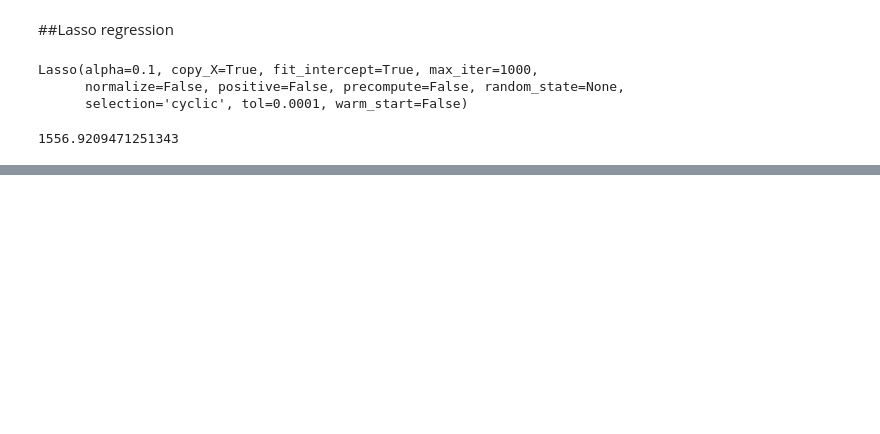
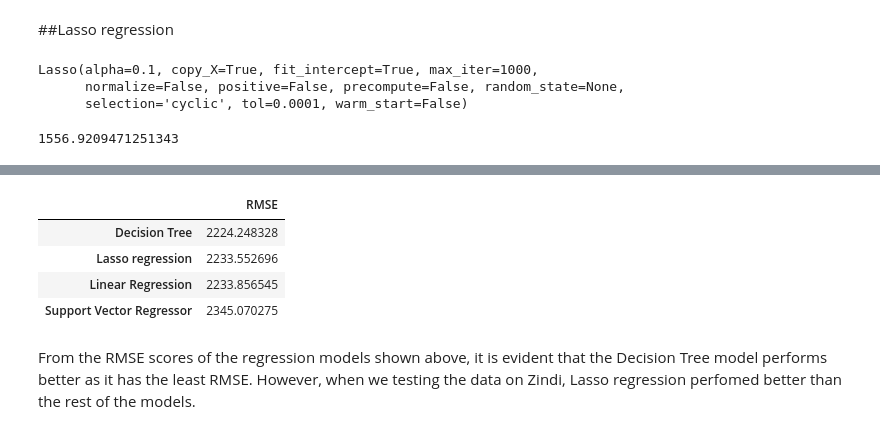
Before and after one commit to Jamakasilwane/EDSA_Zindi_Hackathon, a Jupyter notebook: EDSA_Zindi_Hackathon_notebook.ipynb, the cells around one changed output, grey strips where cells are left out. Saved outputs shown, nothing was run; the diff lists cells and outputs as text; code cells hidden in the pictures; blank space fills up the shorter version.

```diff
--- a/EDSA_Zindi_Hackathon_notebook.ipynb
+++ b/EDSA_Zindi_Hackathon_notebook.ipynb
@@ -572,3 +624,29 @@ predicted
+# %%
+# dictionary of results
+RMSE_dict = {'RMSE':
+             {
+                 "Linear Regression": np.sqrt(mean_squared_error
+                                           (Y_test1,y_pred_linear)),
+              "Decision Tree": np.sqrt(mean_squared_error(Y_test1,y_pred_dt)),
+              "Lasso regression": np.sqrt(metrics.mean_squared_error
+                                          (Y_test1, y_pred_lasso)),
+              "Support Vector Regressor": np.sqrt(mean_squared_error
+                                                  (Y_test,y_pred_svr))
+              }
+             }
+# %%
+# create dataframe from dictionary
+RMSE_df = pd.DataFrame(data=RMSE_dict)
+# %%
+RMSE_df
+# %% [output]
+|  | RMSE |
+| Decision Tree | 2224.248328 |
+| Lasso regression | 2233.552696 |
+| Linear Regression | 2233.856545 |
+| Support Vector Regressor | 2345.070275 |
+# %% [markdown]
+From the RMSE scores of the regression models shown above, it is evident that the Decision Tree model performs better as it has the least RMSE. However, when we testing the data on Zindi, Lasso regression perfomed better than  the rest of the models.
 # %%
 #save the results as the .csv file
 predicted.to_csv('predicted_time.csv',index=False)
```
Also changed, not shown: parts of 44 cells of this notebook.
